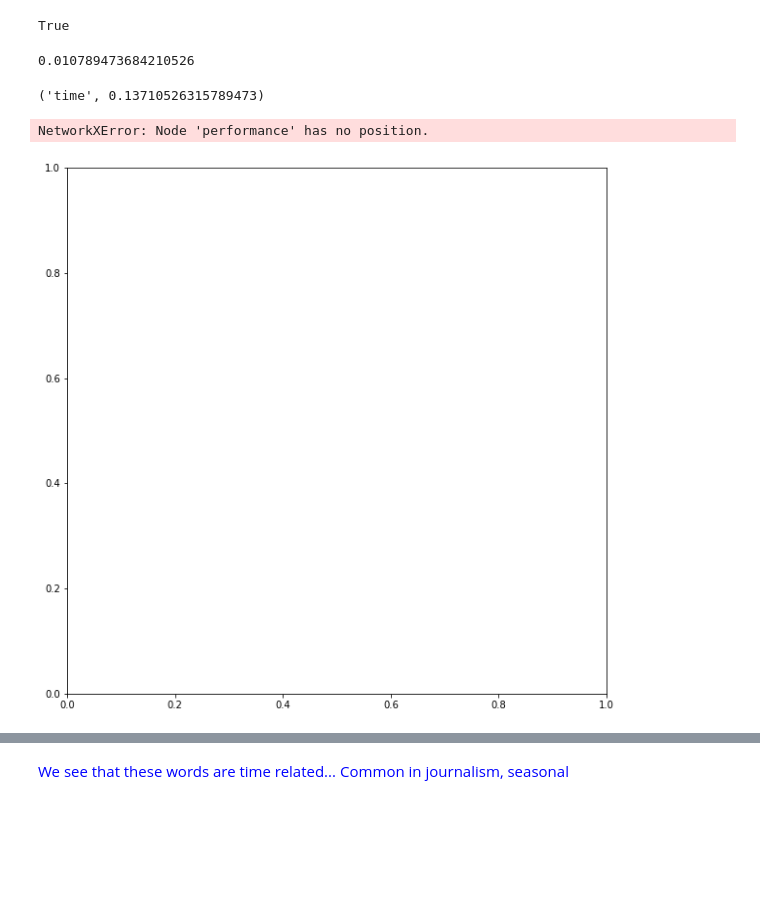
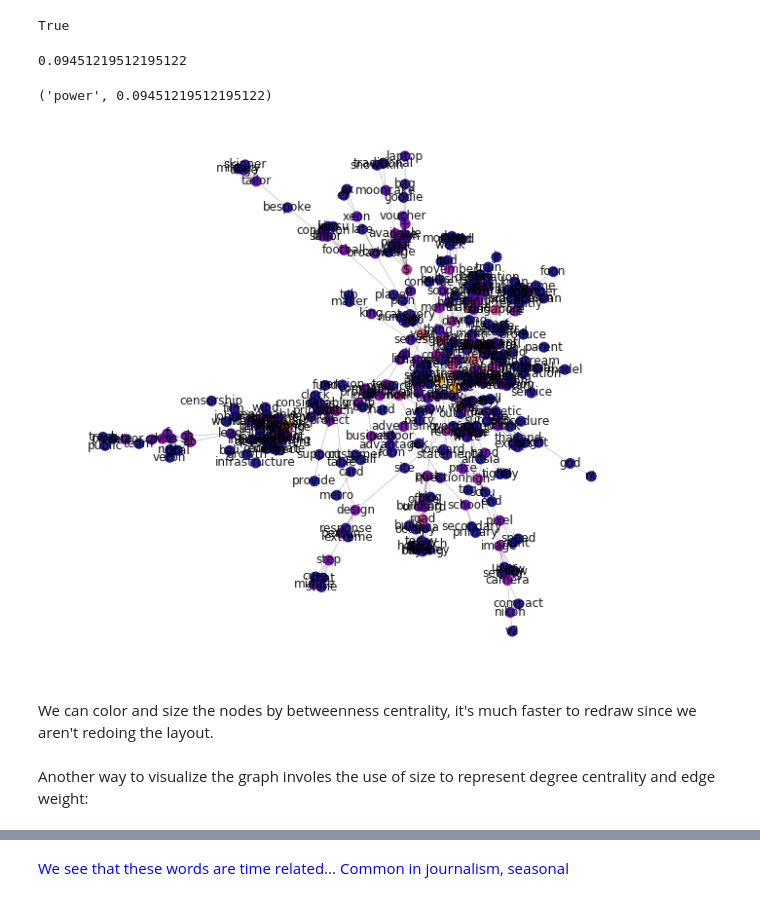
Before and after one commit to rkcatipon/Content-Analysis-2020, a Jupyter notebook: week-5/5-HW-Response.ipynb, the cells around one changed output, grey strips where cells are left out. Drawn from its saved outputs; the diff is of its cells as text; code cells hidden in the pictures; blank space fills up the shorter version.

```diff
--- a/week-5/5-HW-Response.ipynb
+++ b/week-5/5-HW-Response.ipynb
@@ -487,5 +487,5 @@ nx.draw(g_time2, ax = ax, pos = layout_amer, labels = {n:n for n in g_time2.node
 
 <span style="color:red">Construct cells immediately below this that calculate different kinds of centrality for distinct words or documents in a network composed from your corpus of interest. Which type of words tend to be most and least central? Can you identify how different centrality measures distinguish different kind of words in your corpus? What do these patterns suggest about the semantic content and structure of your documents? Finally, calculate global measure for your network(s) and discuss what they reveal.
 # %%
-dcentralities = nx.degree_centrality(giant)
+dcentralities = nx.degree_centrality(dwarf)
 # %%
@@ -494,25 +496,28 @@ if 'money' in dcentralities.keys():
 # %% [output]
 True
 # %%
-dcentralities['performance']
+dcentralities['power']
 # %% [output]
-0.010789473684210526
+0.09451219512195122
 # %%
 max(dcentralities.items(), key = lambda x : x[1])
 # %% [output]
-('time', 0.13710526315789473)
+('power', 0.09451219512195122)
 # %%
 fig, ax = plt.subplots(figsize = (10,10))
 maxC = max(dcentralities.items(), key = lambda x : x[1])[1]
-nx.draw(giant, ax = ax, pos = layout, labels = {n:n for n in giant.nodes()},
+nx.draw(dwarf, ax = ax, pos = layout, labels = {n:n for n in dwarf.nodes()},
         width=.2,
         alpha = .9,
         node_size = 100,
-        node_color = [dcentralities[n] / maxC for n in giant.nodes],
+        node_color = [dcentralities[n] / maxC for n in dwarf.nodes],
         cmap = plt.get_cmap('plasma'))
 # %% [output]
-NetworkXError: Node 'performance' has no position.
-[figure, old version]
+[figure, new version]
+# %% [markdown]
+We can color and size the nodes by betweenness centrality, it's much faster to redraw since we aren't redoing the layout.
+# %% [markdown]
+Another way to visualize the graph involes the use of size to represent degree centrality and edge weight:
 # %%
 fig, ax = plt.subplots(figsize = (10,10))
 maxC = max(dcentralities.items(), key = lambda x : x[1])[1]
```
Also changed, not shown: parts of 69 cells of this notebook.
